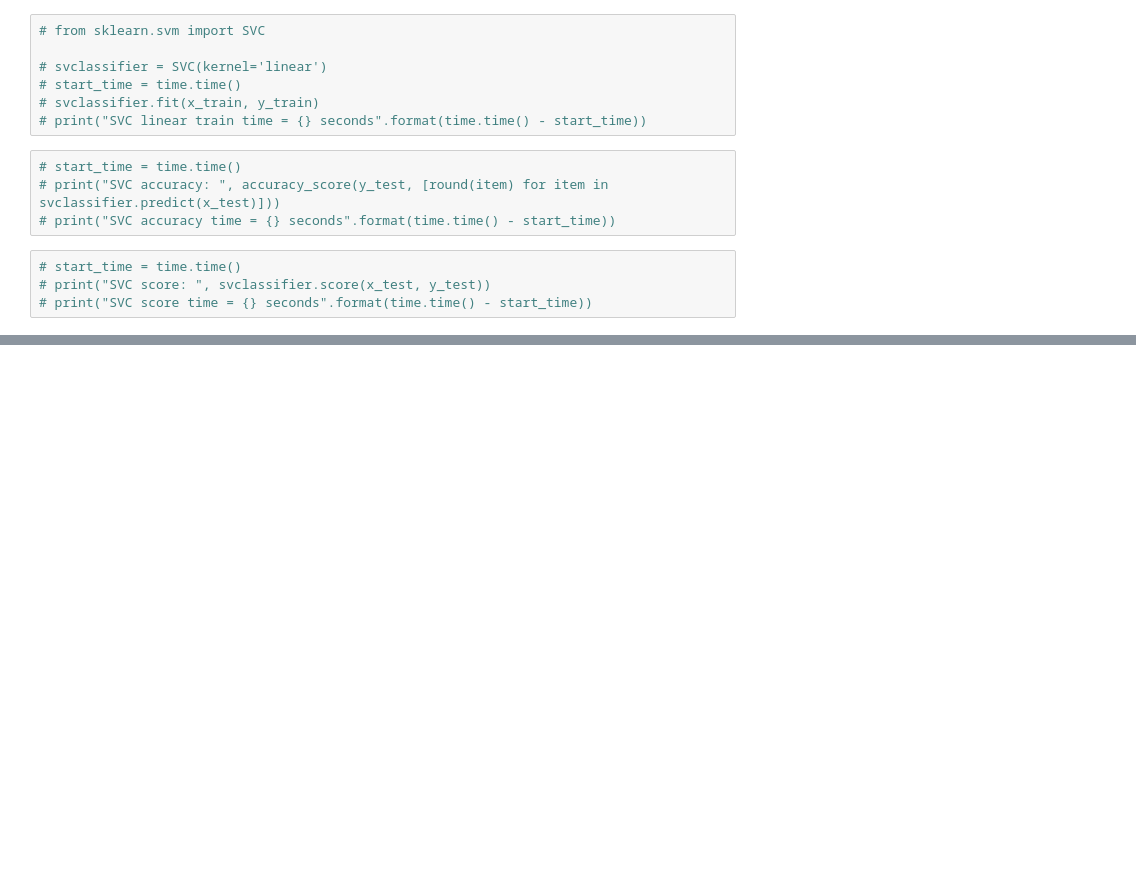
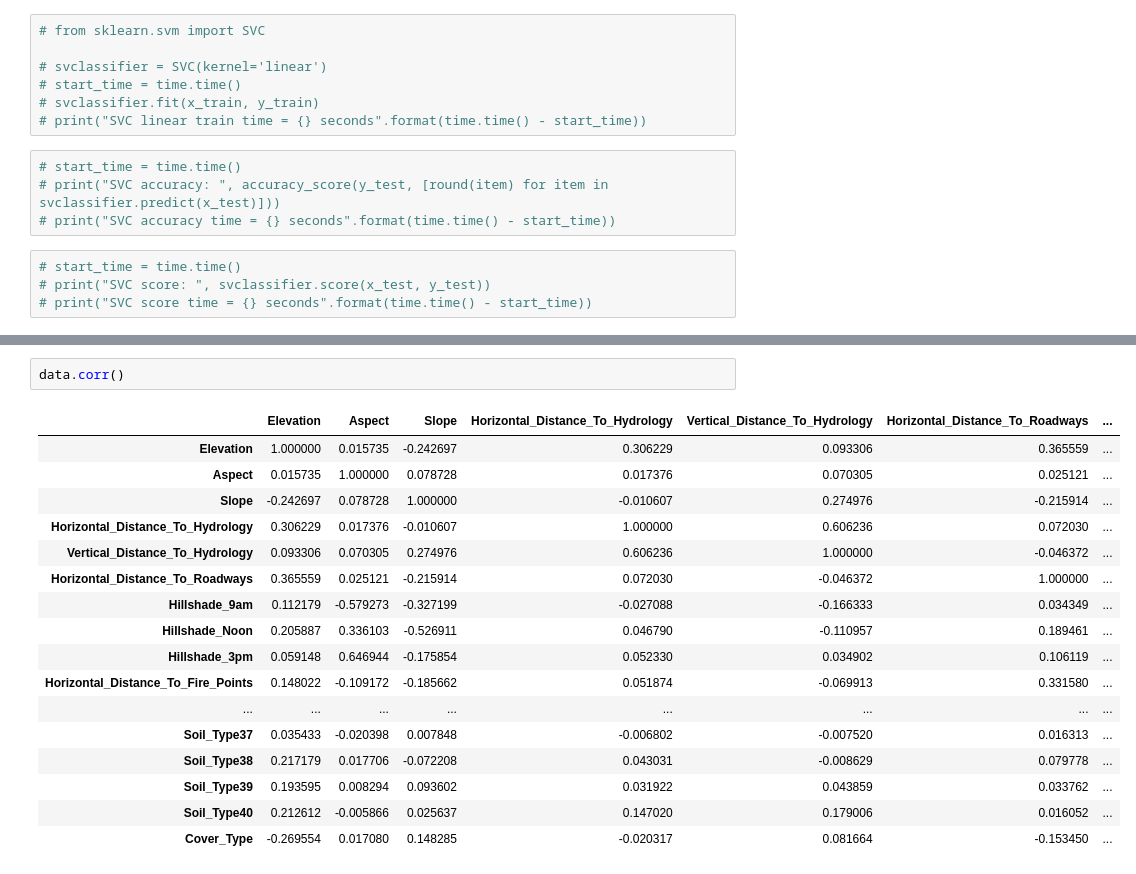
Before and after one commit to seryogasx/Diplom, a Jupyter notebook: forest/test.ipynb, the cells around one changed output, grey strips where cells are left out. Saved outputs shown, nothing was run; the diff lists cells and outputs as text; blank space fills up the shorter version.

```diff
--- a/forest/test.ipynb
+++ b/forest/test.ipynb
@@ -219,0 +324,20 @@ print("Best accuracy: ", max(randomForestClassifier_results))
+# %%
+data.corr()
+# %% [output]
+|  | Elevation | Aspect | Slope | Horizontal_Distance_To_Hydrology | Vertical_Distance_To_Hydrology | Horizontal_Distance_To_Roadways | ... |
+| Elevation | 1.000000 | 0.015735 | -0.242697 | 0.306229 | 0.093306 | 0.365559 | ... |
+| Aspect | 0.015735 | 1.000000 | 0.078728 | 0.017376 | 0.070305 | 0.025121 | ... |
+| Slope | -0.242697 | 0.078728 | 1.000000 | -0.010607 | 0.274976 | -0.215914 | ... |
+| Horizontal_Distance_To_Hydrology | 0.306229 | 0.017376 | -0.010607 | 1.000000 | 0.606236 | 0.072030 | ... |
+| Vertical_Distance_To_Hydrology | 0.093306 | 0.070305 | 0.274976 | 0.606236 | 1.000000 | -0.046372 | ... |
+| Horizontal_Distance_To_Roadways | 0.365559 | 0.025121 | -0.215914 | 0.072030 | -0.046372 | 1.000000 | ... |
+| Hillshade_9am | 0.112179 | -0.579273 | -0.327199 | -0.027088 | -0.166333 | 0.034349 | ... |
+| Hillshade_Noon | 0.205887 | 0.336103 | -0.526911 | 0.046790 | -0.110957 | 0.189461 | ... |
+| Hillshade_3pm | 0.059148 | 0.646944 | -0.175854 | 0.052330 | 0.034902 | 0.106119 | ... |
+| Horizontal_Distance_To_Fire_Points | 0.148022 | -0.109172 | -0.185662 | 0.051874 | -0.069913 | 0.331580 | ... |
+| ... | ... | ... | ... | ... | ... | ... | ... |
+| Soil_Type37 | 0.035433 | -0.020398 | 0.007848 | -0.006802 | -0.007520 | 0.016313 | ... |
+| Soil_Type38 | 0.217179 | 0.017706 | -0.072208 | 0.043031 | -0.008629 | 0.079778 | ... |
+| Soil_Type39 | 0.193595 | 0.008294 | 0.093602 | 0.031922 | 0.043859 | 0.033762 | ... |
+| Soil_Type40 | 0.212612 | -0.005866 | 0.025637 | 0.147020 | 0.179006 | 0.016052 | ... |
+| Cover_Type | -0.269554 | 0.017080 | 0.148285 | -0.020317 | 0.081664 | -0.153450 | ... |
```
Also changed, not shown: parts of 32 cells of this notebook.
